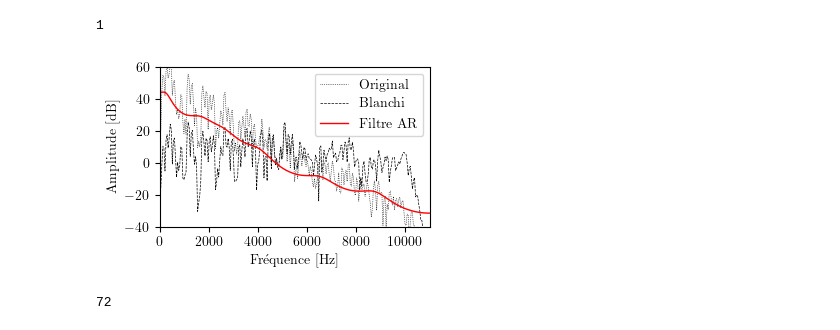
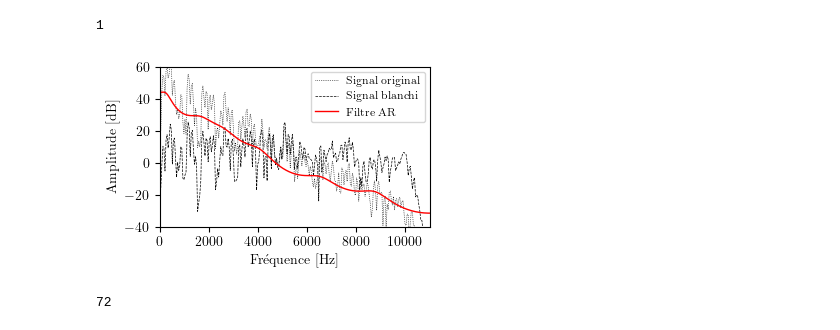
Before and after one commit to peladeaucome/ATIAM-PAM-AnalyseInstruments, a Jupyter notebook: Notebooks/come_HN_preprocessing.ipynb, the cells around one changed output. Drawn from its saved outputs; the diff is of its cells as text; code cells hidden in the pictures.

```diff
--- a/Notebooks/come_HN_preprocessing.ipynb
+++ b/Notebooks/come_HN_preprocessing.ipynb
@@ -160,23 +160,23 @@ print(np.argmax(np.sum(np.abs(x_stft), axis = 0)))
 # %%
 time_frame_display = np.argmax(np.sum(np.abs(x_stft), axis = 0))+3
 figsize = (9/cm, 6/cm)
 plt.figure(figsize = figsize)
 #plt.figure(figsize = (15, 5))
-plt.plot(f_list, dB20(x_stft[:,time_frame_display]), 'k:', linewidth = .5, label = 'Original')
+plt.plot(f_list, dB20(x_stft[:,time_frame_display]), 'k:', linewidth = .5, label = 'Signal original')
 #plt.plot(f_list, dB10(xRankFiltered_stft[:,time_frame_display]), 'k--', linewidth = .5)
-plt.plot(f_list, dB20(xWhitened_stft[:,time_frame_display]), 'k--', linewidth = .5, label = "Blanchi")
+plt.plot(f_list, dB20(xWhitened_stft[:,time_frame_display]), 'k--', linewidth = .5, label = "Signal blanchi")
 plt.plot(f_list, dB20(1/np.fft.rfft(ARFilters, n=window_length)), 'r-', linewidth = 1, label = "Filtre AR")
-plt.legend(ncols = 1)
+plt.legend(ncols = 1, prop = {'size' : 8})
 plt.xlabel("Fréquence [Hz]")
 plt.ylabel("Amplitude [dB]")
 plt.xlim(0, sr_hz/2)
 plt.ylim(-40, 60)
 plt.tight_layout()
 plt.savefig(fname = os.path.join(save_folder, "blanchissement_spectre.pdf"), dpi = dpi, bbox_inches = "tight", format = "pdf")
 plt.show()
 plt.close()
 # %% [output]
-[figure, old version]
+[figure, new version]
 # %%
 num_poles = 24
 
```
Also changed, not shown: 3 other files.
